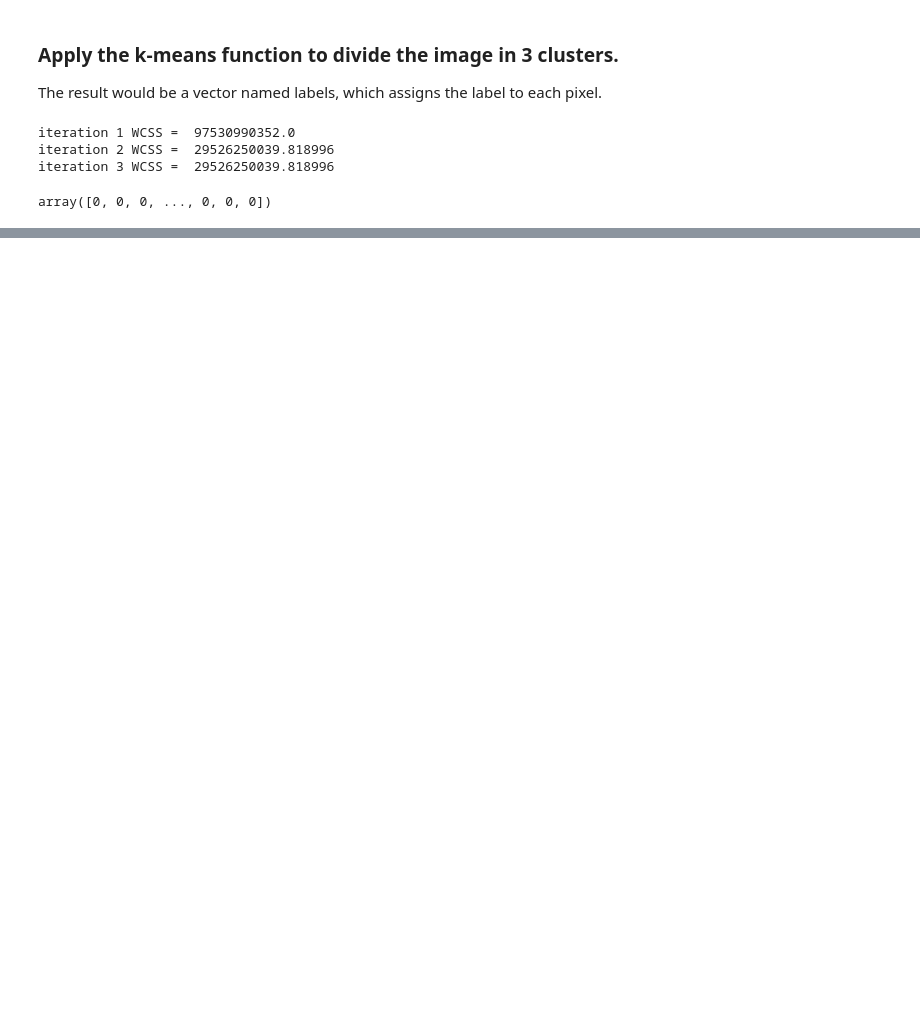
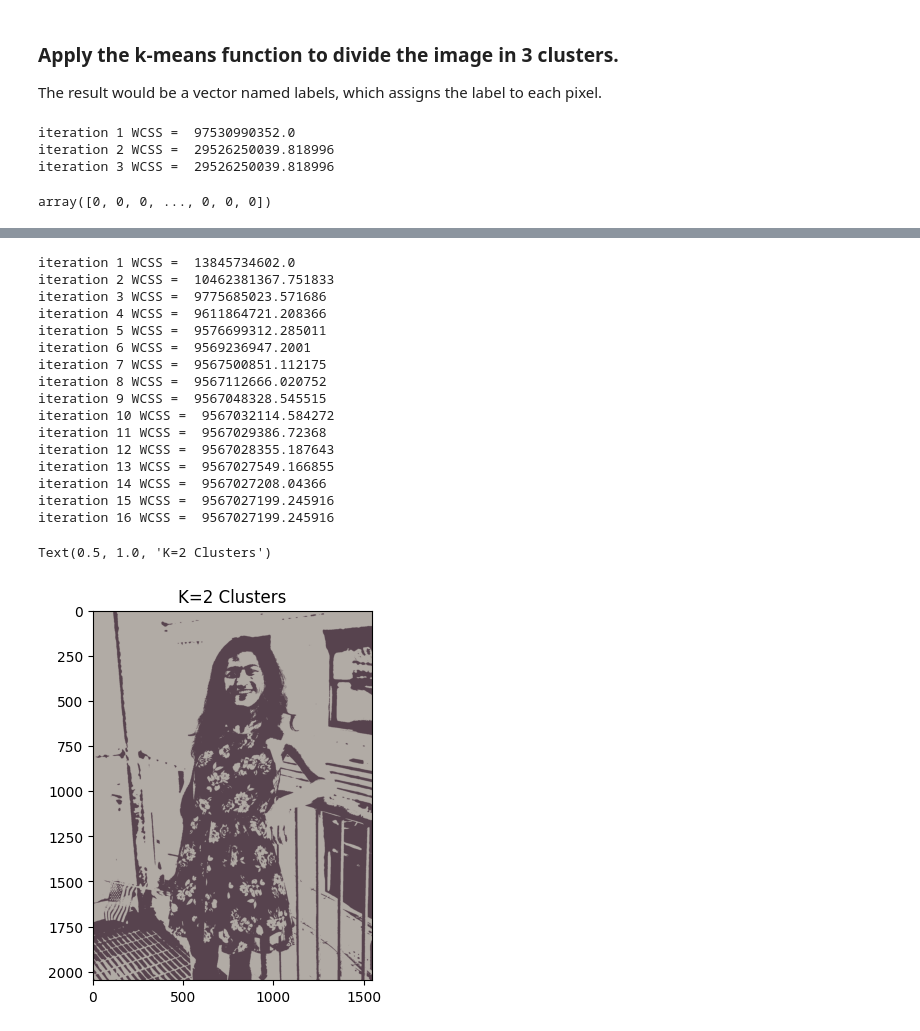
Before and after one commit to kellychin79/image_clustering, a Jupyter notebook: image_stylized_recoloring.ipynb, the cells around one changed output, grey strips where cells are left out. Cells and saved outputs as stored; diff of their text form; code cells hidden in the pictures; blank space fills up the shorter version.

```diff
--- a/image_stylized_recoloring.ipynb
+++ b/image_stylized_recoloring.ipynb
@@ -340,0 +344,43 @@ imshow(arr_clustered2)
+# %%
+def one_stop_function(original_image, reshaped_image, k, starting_centers, max_steps):
+    # Apply the k-means function
+    cluster = kmeans(reshaped_image, k=k, starting_centers=None,max_steps=np.inf)
+    assert len(set(cluster)) == k, "Number of identified clusters does not match the specified cluster numbers."
+
+    # Calculate the mean of each cluster
+    centers = {}
+    for i in range(len(set(cluster))):
+        centers[i] = np.mean(reshaped_image[cluster==i], axis = 0)
+
+    # Generate a matrix
+    img_clustered = np.array([centers[i] for i in cluster])
+
+    # Reshape the matrix to the shape of the original image
+    R, G, B = original_image.shape
+    return img_clustered.astype(dtype='uint8').reshape([R, G, B])
+# %%
+k_2 = one_stop_function(original_image=img_arr,
+                        reshaped_image=img_reshaped, k=2, starting_centers=None, max_steps=np.inf)
+
+# Display the clustered image
+imshow(k_2)
+plt.title('K=2 Clusters')
+# %% [output]
+iteration 1 WCSS =  13845734602.0
+iteration 2 WCSS =  10462381367.751833
+iteration 3 WCSS =  9775685023.571686
+iteration 4 WCSS =  9611864721.208366
+iteration 5 WCSS =  9576699312.285011
+iteration 6 WCSS =  9569236947.2001
+iteration 7 WCSS =  9567500851.112175
+iteration 8 WCSS =  9567112666.020752
+iteration 9 WCSS =  9567048328.545515
+iteration 10 WCSS =  9567032114.584272
+iteration 11 WCSS =  9567029386.72368
+iteration 12 WCSS =  9567028355.187643
+iteration 13 WCSS =  9567027549.166855
+iteration 14 WCSS =  9567027208.04366
+iteration 15 WCSS =  9567027199.245916
+iteration 16 WCSS =  9567027199.245916
+Text(0.5, 1.0, 'K=2 Clusters')
+[figure, added]
```
Also changed, not shown: parts of 46 cells of this notebook, 2 other files.
